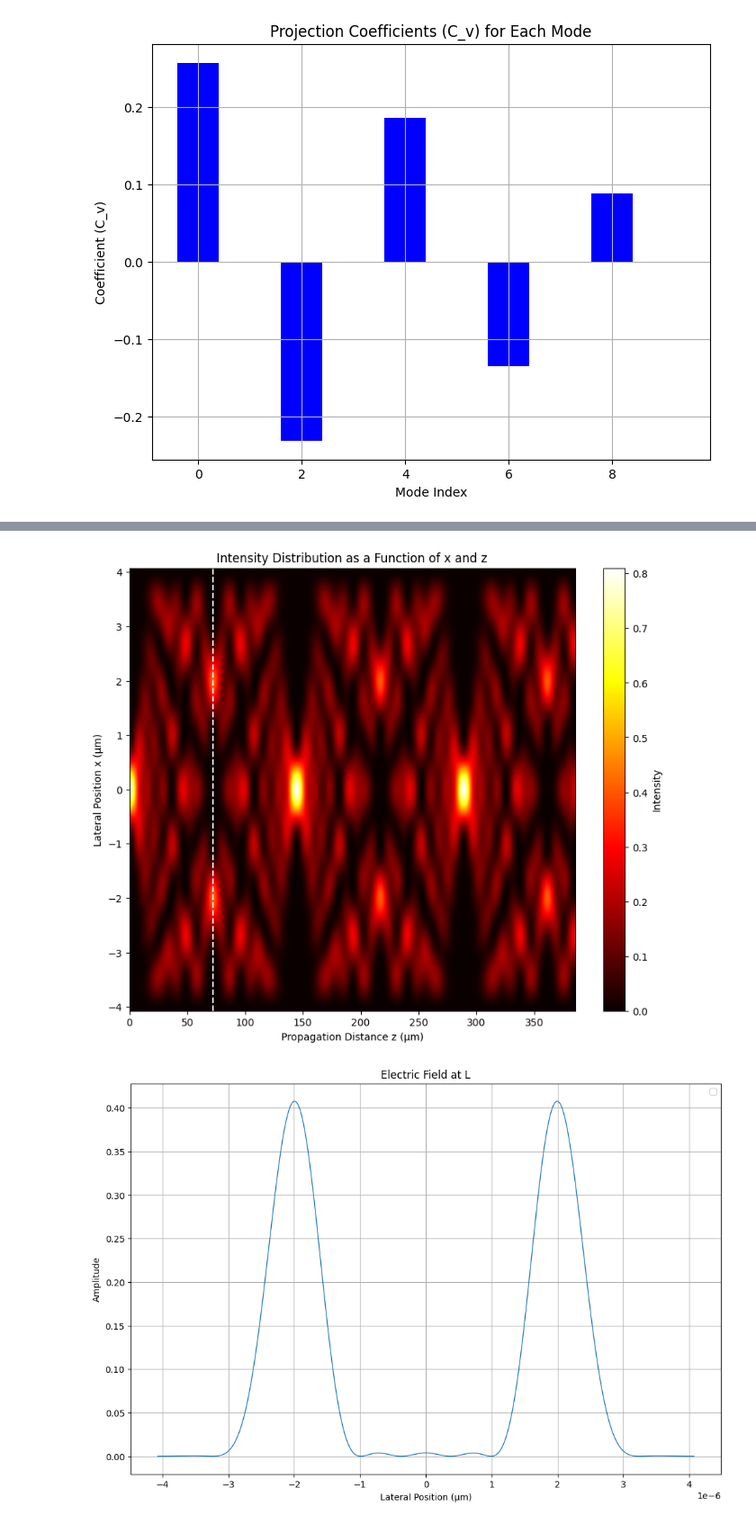
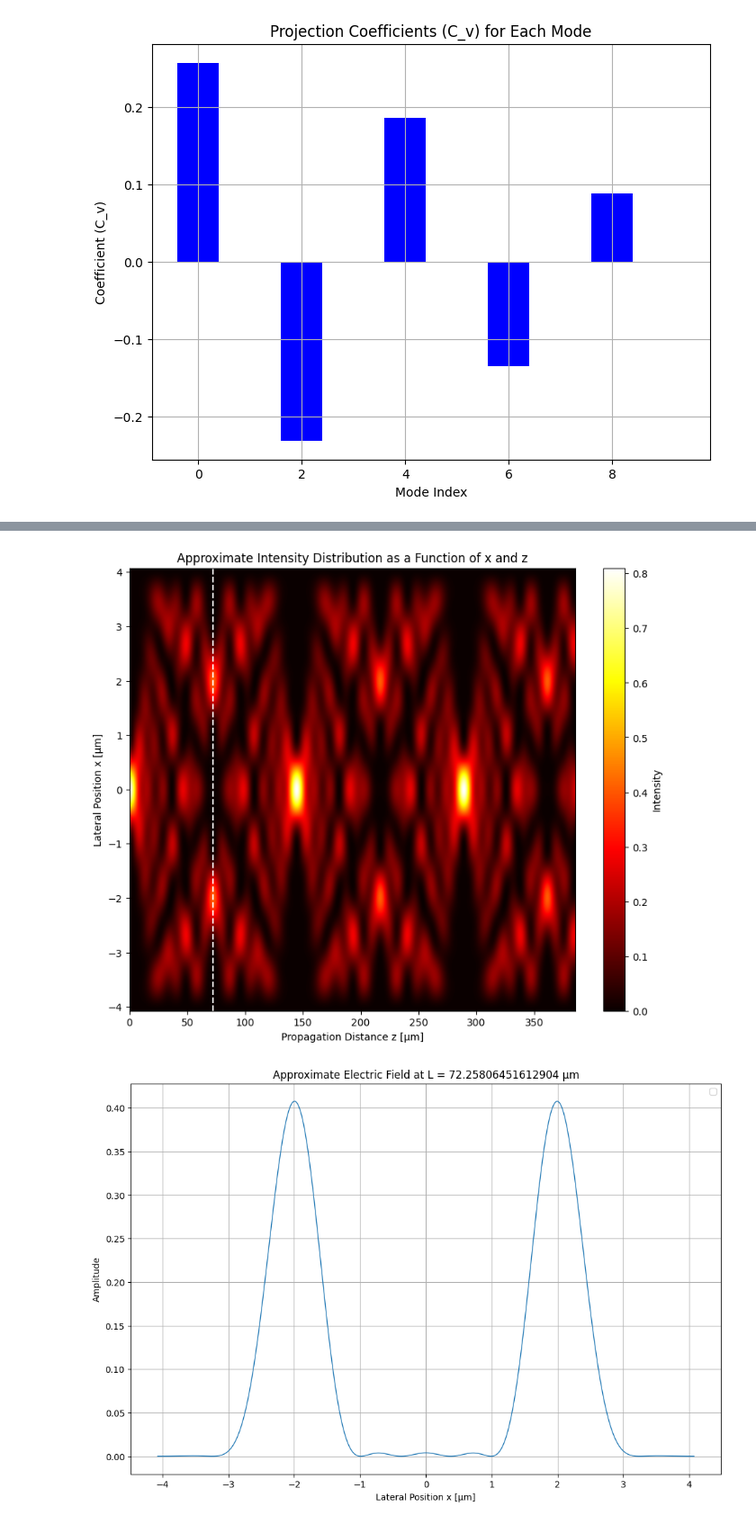
Before and after one commit to yoav-yosifor/photonic-devices, a Jupyter notebook: part1/ques6.ipynb, the cells around one changed output, grey strips where cells are left out. Shown: that part at 90% size. Saved outputs shown, nothing was run; the diff lists cells and outputs as text; code cells hidden in the pictures.

```diff
--- a/part1/ques6.ipynb
+++ b/part1/ques6.ipynb
@@ -121,11 +135,11 @@ reconstructed_profile = sum(c * mode for c, mode in zip(coefficients, eigen_mode
 
 # Plot the results
 plt.figure(figsize=(12, 8))
-plt.plot(x, gaussian_profile, label="Input Gaussian Profile", linewidth=2)
+plt.plot(x * 1e6, gaussian_profile, label="Input Gaussian Profile", linewidth=2)
 for n, mode in enumerate(eigen_modes, 1):
-    plt.plot(x, mode, label=f"Mode {n}", alpha=0.5)
-plt.plot(x, reconstructed_profile, label="Reconstructed Profile", linestyle='--', linewidth=2)
-plt.xlabel("Lateral Position (µm)")
+    plt.plot(x * 1e6, mode, label=f"Mode {n}", alpha=0.5)
+plt.plot(x * 1e6, reconstructed_profile, label="Reconstructed Profile", linestyle='--', linewidth=2)
+plt.xlabel("Lateral Position [µm]")
 plt.ylabel("Amplitude")
 plt.title("Gaussian Profile and MMI Eigen-Modes")
 plt.legend()
@@ -154,12 +168,12 @@ plt.imshow(intensity, extent=[z[0] * 1e6, z[-1] * 1e6, x[0] * 1e6, x[-1] * 1e6],
            aspect='auto', origin='lower', cmap='hot')
 
 plt.colorbar(label='Intensity')
-plt.xlabel("Propagation Distance z (µm)")
-plt.ylabel("Lateral Position x (µm)")
-plt.title("Intensity Distribution as a Function of x and z")
+plt.xlabel("Propagation Distance z [µm]")
+plt.ylabel("Lateral Position x [µm]")
+plt.title("Approximate Intensity Distribution as a Function of x and z")
 plt.show()
 # %% [output]
-[figure, old version]
+[figure, new version]
 # %%
 field_at_L = np.zeros_like(x, dtype=complex)
 
@@ -170,12 +184,12 @@ for v, mode in enumerate(eigen_modes):
 field_at_L = np.abs(field_at_L)**2
 # %%
 plt.figure(figsize=(12, 8))
-plt.plot(x,field_at_L , linewidth=1)
-plt.xlabel("Lateral Position (µm)")
+plt.plot(x * 1e6,field_at_L , linewidth=1)
+plt.xlabel("Lateral Position x [µm]")
 plt.ylabel("Amplitude")
-plt.title("Electric Field at L")
+plt.title(f"Approximate Electric Field at L = {L* 1e6} µm")
 plt.legend()
 plt.grid()
 plt.show()
 # %% [output]
-[figure, old version]
+[figure, new version]
```
Also changed, not shown: parts of 2 cells of this notebook, 6 other files.
